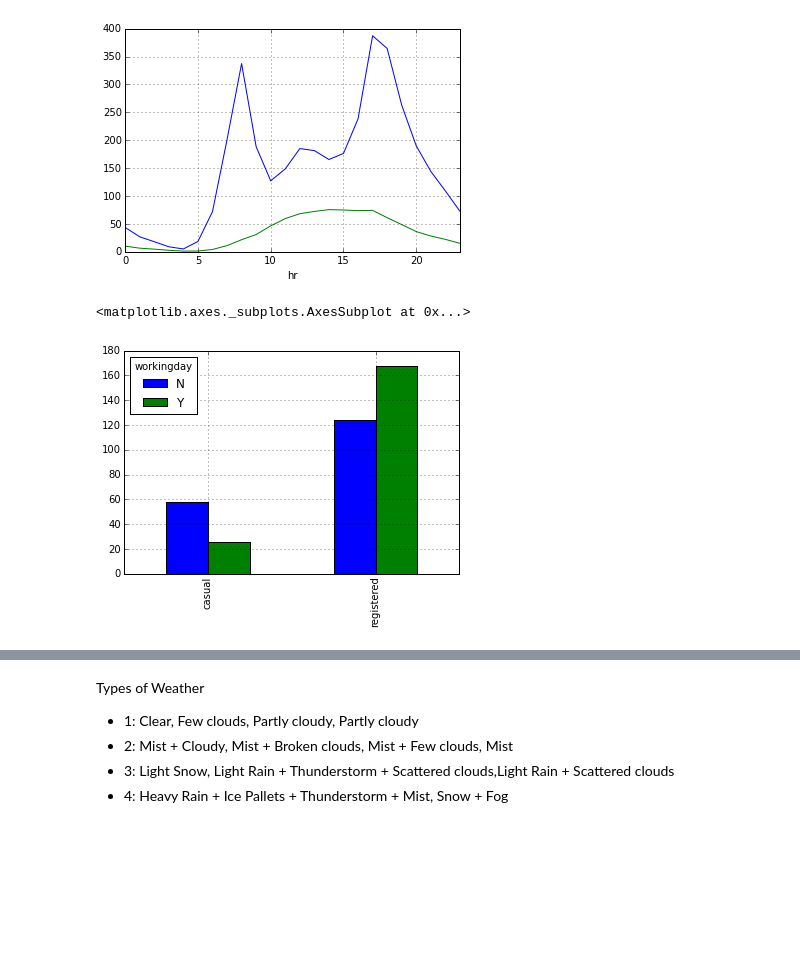
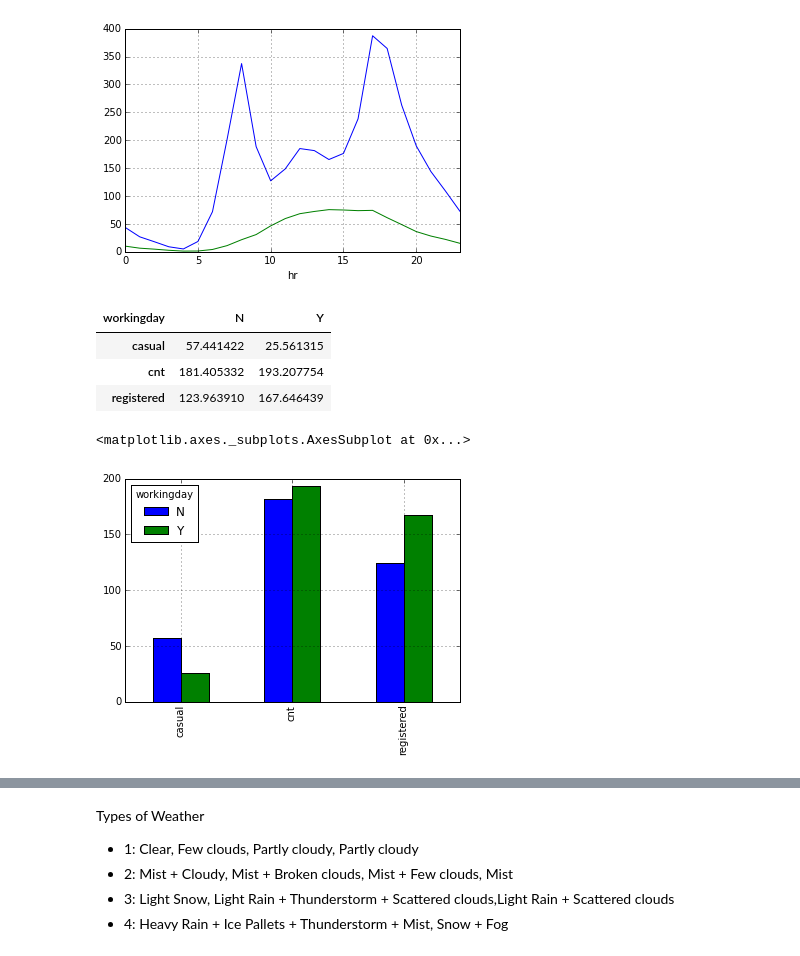
Before and after one commit to sallyi/ga_assignments, a Jupyter notebook: 02_Assignment.ipynb, the cells around one changed output, grey strips where cells are left out. Saved outputs shown, nothing was run; the diff lists cells and outputs as text; code cells hidden in the pictures; blank space fills up the shorter version.

```diff
--- a/02_Assignment.ipynb
+++ b/02_Assignment.ipynb
@@ -70,3 +70,10 @@ bike.head()
 | 3 | 2011-01-01 | 1 | 0 | 1 | 2 | 0 | 6 | 0 | 1 | 0.22 | ... |
 | 4 | 2011-01-01 | 1 | 0 | 1 | 3 | 0 | 6 | 0 | 1 | 0.24 | ... |
 | 5 | 2011-01-01 | 1 | 0 | 1 | 4 | 0 | 6 | 0 | 1 | 0.24 | ... |
+# %%
+# clean up data
+bike = bike.replace({'yr': {0:2011, 1:2012},
+                     'workingday': {0: 'N', 1:'Y'},
+                     'holiday' : {0: 'N', 1:'Y'},
+                     'weekday' : {0: 'Sun', 1:'Mon', 2:'Tue',3:'Wed', 4:'Thu', 5:'Fri', 6:'Sat'}})
+bike.head()
@@ -75,9 +90 @@ bike.head()
 bike = bike.convert_objects(convert_numeric=True)
-# %%
-bike = bike.replace({'yr': {0: 2011, 1:2012},
-                     'workingday': {0: 'N', 1:'Y'},
-                     'holiday' : {0: 'N', 1:'Y'},
-                     'weekday' : {0: 'Sun', 1:'Mon', 2:'Tue',
-                                  3:'Wed', 4:'Thu', 5:'Fri',
-                                  6:'Sat'}})
-bike.head()
@@ -194,11 +188,20 @@ hourly_biking.casual.mean().plot()
 # %% [output]
 <matplotlib.axes._subplots.AxesSubplot at 0x...>
 [figure]
+# %%
+# See how whether or not a day is a working day may impact ridership for casual and registered riders
+working_days_pivot = bike.pivot_table(values=['casual','registered', 'cnt'],columns='workingday', aggfunc='mean')
+working_days_pivot
+# %% [output]
+| workingday | N | Y |
+| casual | 57.441422 | 25.561315 |
+| cnt | 181.405332 | 193.207754 |
+| registered | 123.963910 | 167.646439 |
 # %%
-working_days_pivot = bike.pivot_table(values=['casual','registered'],columns='workingday', aggfunc='mean')
 working_days_pivot.plot(kind='bar')
 # this indicates that casual ridership goes down on working days and registered ridership goes up
-# on working days
+# on working days.
+# Overall ridership goes up on working days
 # %% [output]
 <matplotlib.axes._subplots.AxesSubplot at 0x...>
-[figure, old version]
+[figure, new version]
```
Also changed, not shown: parts of 18 cells of this notebook.
